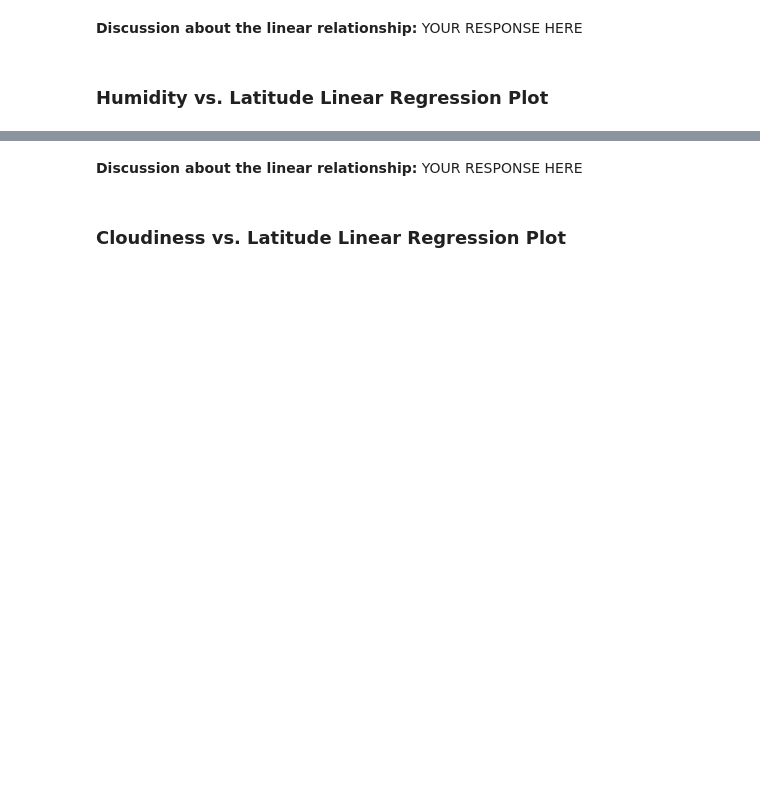
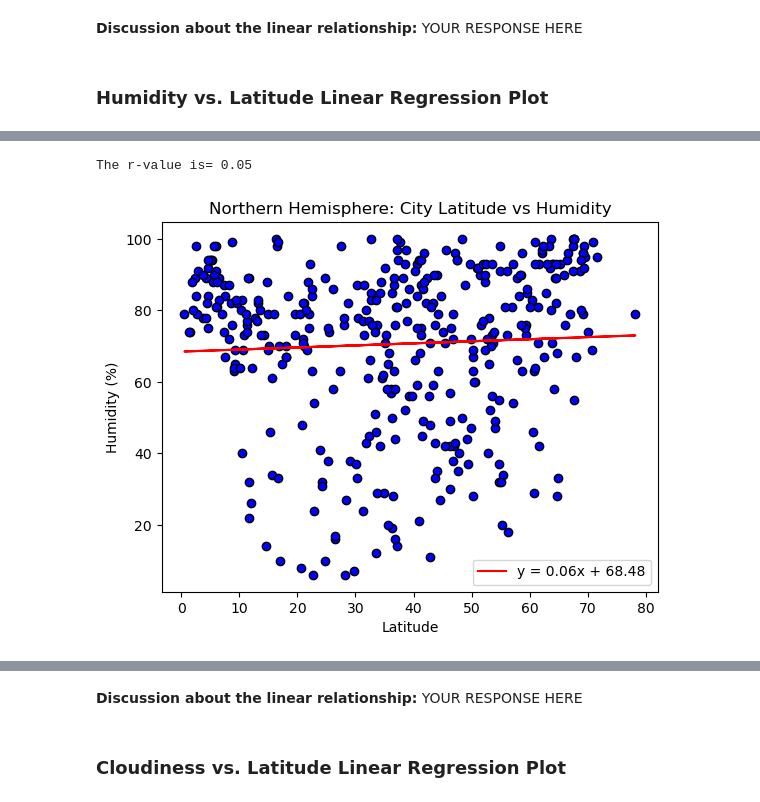
Before and after one commit to sloucel/Python-API-Challenge, a Jupyter notebook: WeatherPy/WeatherPy.ipynb, the cells around one changed output, grey strips where cells are left out. Saved outputs shown, nothing was run; the diff lists cells and outputs as text; code cells hidden in the pictures; blank space fills up the shorter version.

```diff
--- a/WeatherPy/WeatherPy.ipynb
+++ b/WeatherPy/WeatherPy.ipynb
@@ -414,0 +418,13 @@ The r-value is: 0.0002808747046324607
+# %%
+# Northern Hemisphere
+x_data = northern_hemi_df['Lat']
+y_data = northern_hemi_df['Humidity']
+
+# Call def function
+plot_linear_regression(x_data, y_data,
+                       x_label='Latitude',
+                       y_label='Humidity (%)',
+                       title='Northern Hemisphere: City Latitude vs Humidity')
+# %% [output]
+The r-value is= 0.05
+[figure, added]
```
Also changed, not shown: parts of 15 cells of this notebook, 1 other file.
